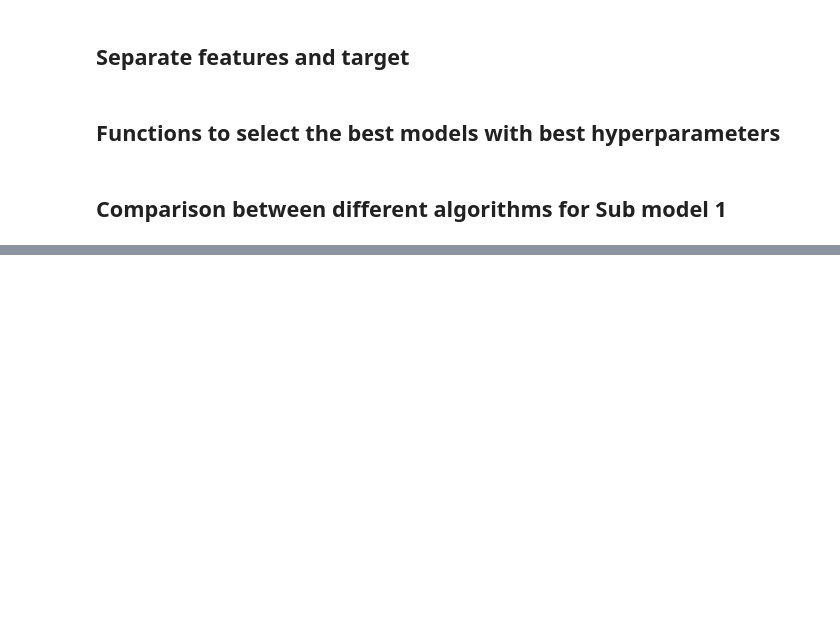
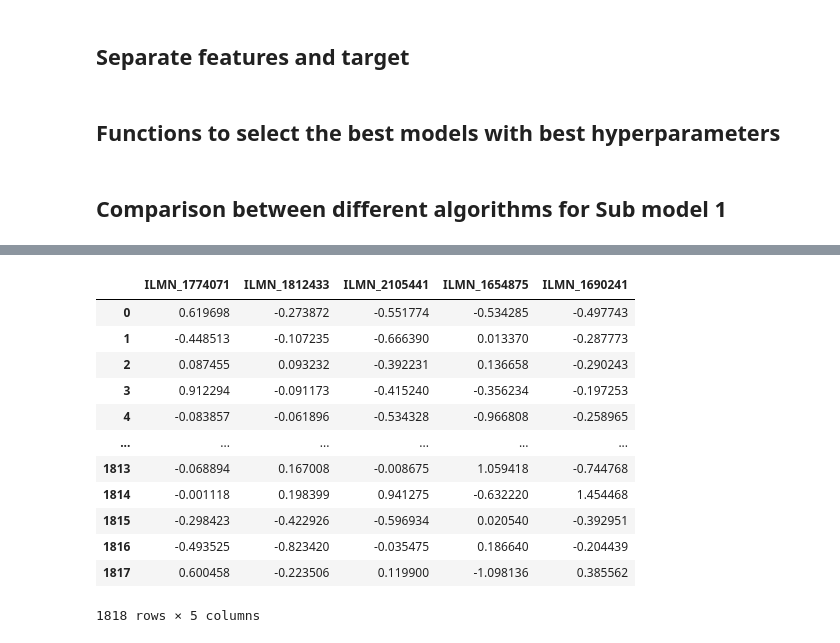
Before and after one commit to Nuwantha97/TB_Research_new, a Jupyter notebook: 4. hyperparameter-tuning/sub-model-1.ipynb, the cells around one changed output, grey strips where cells are left out. Drawn from its saved outputs; the diff is of its cells as text; code cells hidden in the pictures; blank space fills up the shorter version.

```diff
--- a/4. hyperparameter-tuning/sub-model-1.ipynb
+++ b/4. hyperparameter-tuning/sub-model-1.ipynb
@@ -144,12 +164,12 @@ def visualize_results(results_df, title):
 ## Comparison between different algorithms for Sub model 1
 # %%
 # Load selected features for sub-model 1
-selected_features_path = r'..\..\Saved_files\selected_features_TB_HC_OD.csv'
-selected_features = pd.read_csv(selected_features_path)
+selected_features_path = r'/content/drive/MyDrive/Research/TB_new/Saved_files/selected_features_ATB_OT.csv'
+selected_features_df = pd.read_csv(selected_features_path)
 
 # Example pipeline for TB_Status
 X_train_TB_Status, X_test_TB_Status, y_train_TB_Status, y_test_TB_Status = train_test_split(
-    X_TB_HC_OD, y_TB_HC_OD, test_size=0.2, random_state=42
+    selected_features_df, y_ATB_OT, test_size=0.2, random_state=42
 )
 
 # SMOTE for class imbalance
@@ -234,0 +208,16 @@ Best Hyperparameters: {'C': 10, 'gamma': 'auto', 'kernel': 'rbf'}
+# %%
+selected_features_df
+# %% [output]
+|  | ILMN_1774071 | ILMN_1812433 | ILMN_2105441 | ILMN_1654875 | ILMN_1690241 |
+| 0 | 0.619698 | -0.273872 | -0.551774 | -0.534285 | -0.497743 |
+| 1 | -0.448513 | -0.107235 | -0.666390 | 0.013370 | -0.287773 |
+| 2 | 0.087455 | 0.093232 | -0.392231 | 0.136658 | -0.290243 |
+| 3 | 0.912294 | -0.091173 | -0.415240 | -0.356234 | -0.197253 |
+| 4 | -0.083857 | -0.061896 | -0.534328 | -0.966808 | -0.258965 |
+| ... | ... | ... | ... | ... | ... |
+| 1813 | -0.068894 | 0.167008 | -0.008675 | 1.059418 | -0.744768 |
+| 1814 | -0.001118 | 0.198399 | 0.941275 | -0.632220 | 1.454468 |
+| 1815 | -0.298423 | -0.422926 | -0.596934 | 0.020540 | -0.392951 |
+| 1816 | -0.493525 | -0.823420 | -0.035475 | 0.186640 | -0.204439 |
+| 1817 | 0.600458 | -0.223506 | 0.119900 | -1.098136 | 0.385562 |
+1818 rows × 5 columns
```
Also changed, not shown: parts of 7 cells of this notebook.
